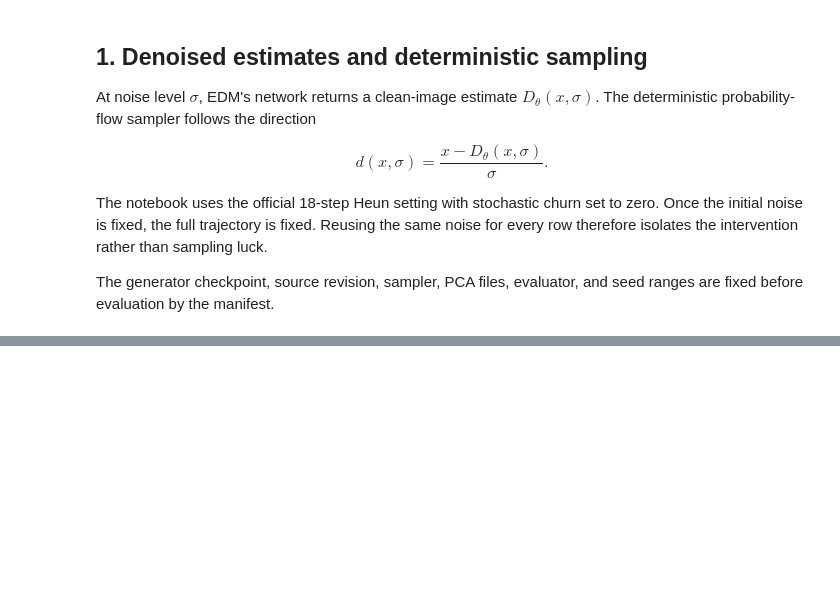
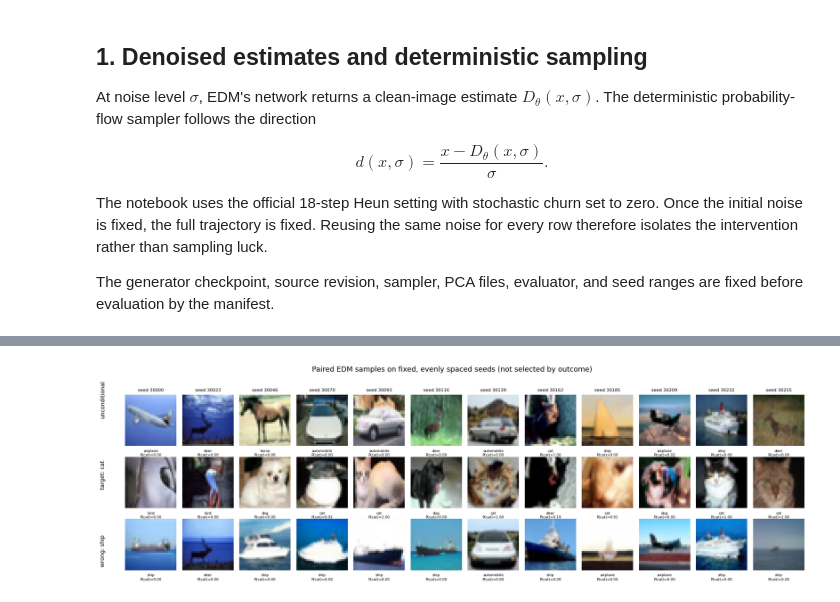
Before and after one commit to isotrivial/diffusion-steering-preclass-notes, a Jupyter notebook: notebooks/toy_data/executed/cifar10_steering_with_unconditional_edm.ipynb, the cells around one changed output, grey strips where cells are left out. Cells and saved outputs as stored; diff of their text form; code cells hidden in the pictures; blank space fills up the shorter version.

```diff
--- a/notebooks/toy_data/executed/cifar10_steering_with_unconditional_edm.ipynb
+++ b/notebooks/toy_data/executed/cifar10_steering_with_unconditional_edm.ipynb
@@ -174,0 +179,5 @@ metrics_table.round(4)
+# %%
+plot_method_grid(result, count=12)
+plt.show()
+# %% [output]
+[figure, added]
```
Also changed, not shown: parts of 23 cells of this notebook, 13 other files.
